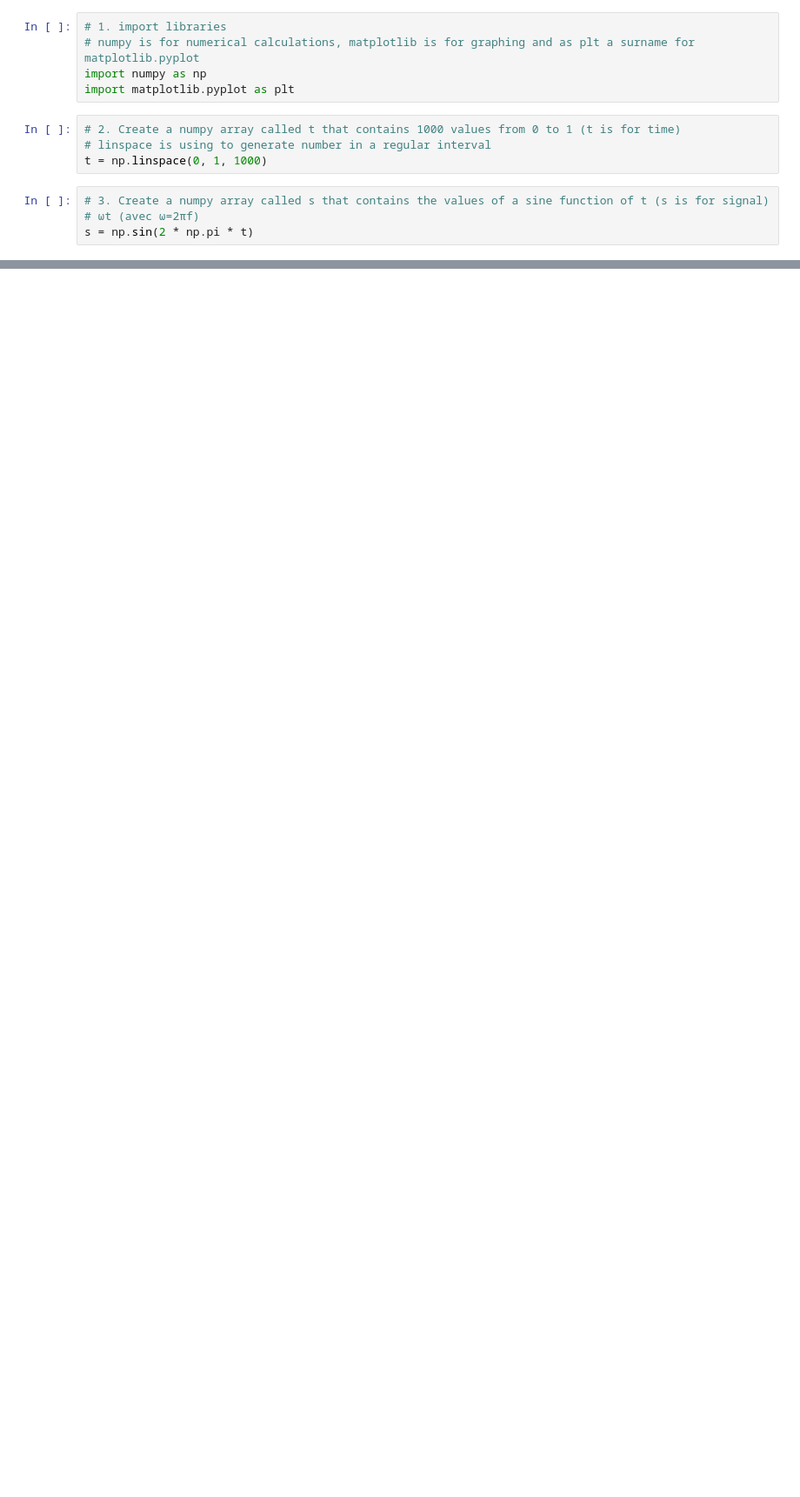
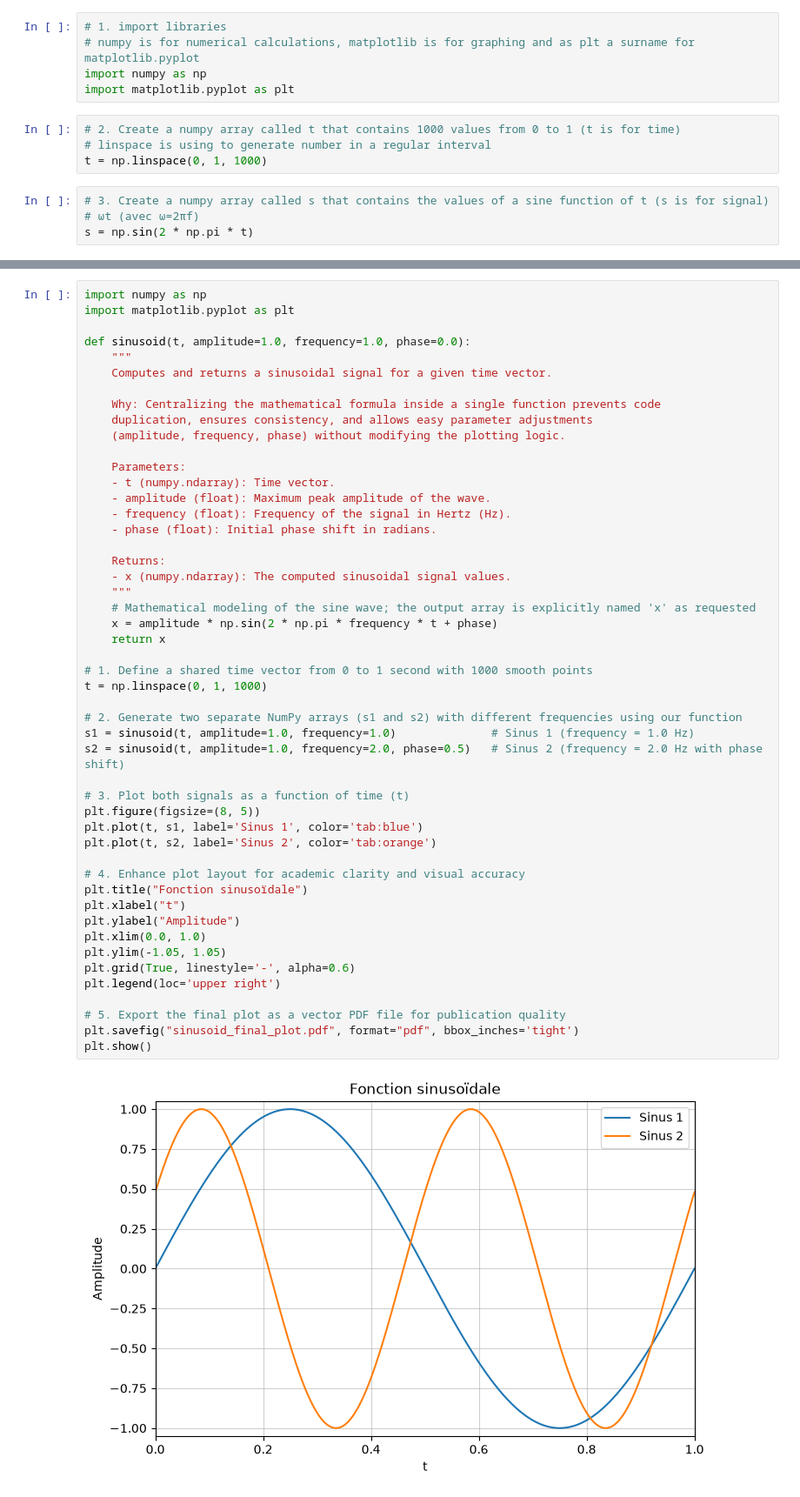
Before and after one commit to jeanne-le-roux-web/python-series02, a Jupyter notebook: python-series02.ipynb, the cells around one changed output, grey strips where cells are left out. Shown at 87% size. Cells and saved outputs as stored; diff of their text form; blank space fills up the shorter version.

```diff
--- a/python-series02.ipynb
+++ b/python-series02.ipynb
@@ -38,0 +86,51 @@ plt.savefig("sine_function.png")
+# %%
+import numpy as np
+import matplotlib.pyplot as plt
+
+def sinusoid(t, amplitude=1.0, frequency=1.0, phase=0.0):
+    """
+    Computes and returns a sinusoidal signal for a given time vector.
+
+    Why: Centralizing the mathematical formula inside a single function prevents code
+    duplication, ensures consistency, and allows easy parameter adjustments
+    (amplitude, frequency, phase) without modifying the plotting logic.
+
+    Parameters:
+    - t (numpy.ndarray): Time vector.
+    - amplitude (float): Maximum peak amplitude of the wave.
+    - frequency (float): Frequency of the signal in Hertz (Hz).
+    - phase (float): Initial phase shift in radians.
+
+    Returns:
+    - x (numpy.ndarray): The computed sinusoidal signal values.
+    """
+    # Mathematical modeling of the sine wave; the output array is explicitly named 'x' as requested
+    x = amplitude * np.sin(2 * np.pi * frequency * t + phase)
+    return x
+
+# 1. Define a shared time vector from 0 to 1 second with 1000 smooth points
+t = np.linspace(0, 1, 1000)
+
+# 2. Generate two separate NumPy arrays (s1 and s2) with different frequencies using our function
+s1 = sinusoid(t, amplitude=1.0, frequency=1.0)              # Sinus 1 (frequency = 1.0 Hz)
+s2 = sinusoid(t, amplitude=1.0, frequency=2.0, phase=0.5)   # Sinus 2 (frequency = 2.0 Hz with phase shift)
+
+# 3. Plot both signals as a function of time (t)
+plt.figure(figsize=(8, 5))
+plt.plot(t, s1, label='Sinus 1', color='tab:blue')
+plt.plot(t, s2, label='Sinus 2', color='tab:orange')
+
+# 4. Enhance plot layout for academic clarity and visual accuracy
+plt.title("Fonction sinusoïdale")
+plt.xlabel("t")
+plt.ylabel("Amplitude")
+plt.xlim(0.0, 1.0)
+plt.ylim(-1.05, 1.05)
+plt.grid(True, linestyle='-', alpha=0.6)
+plt.legend(loc='upper right')
+
+# 5. Export the final plot as a vector PDF file for publication quality
+plt.savefig("sinusoid_final_plot.pdf", format="pdf", bbox_inches='tight')
+plt.show()
+# %% [output]
+[figure, added]
```
Also changed, not shown: parts of 5 cells of this notebook, 2 other files.
